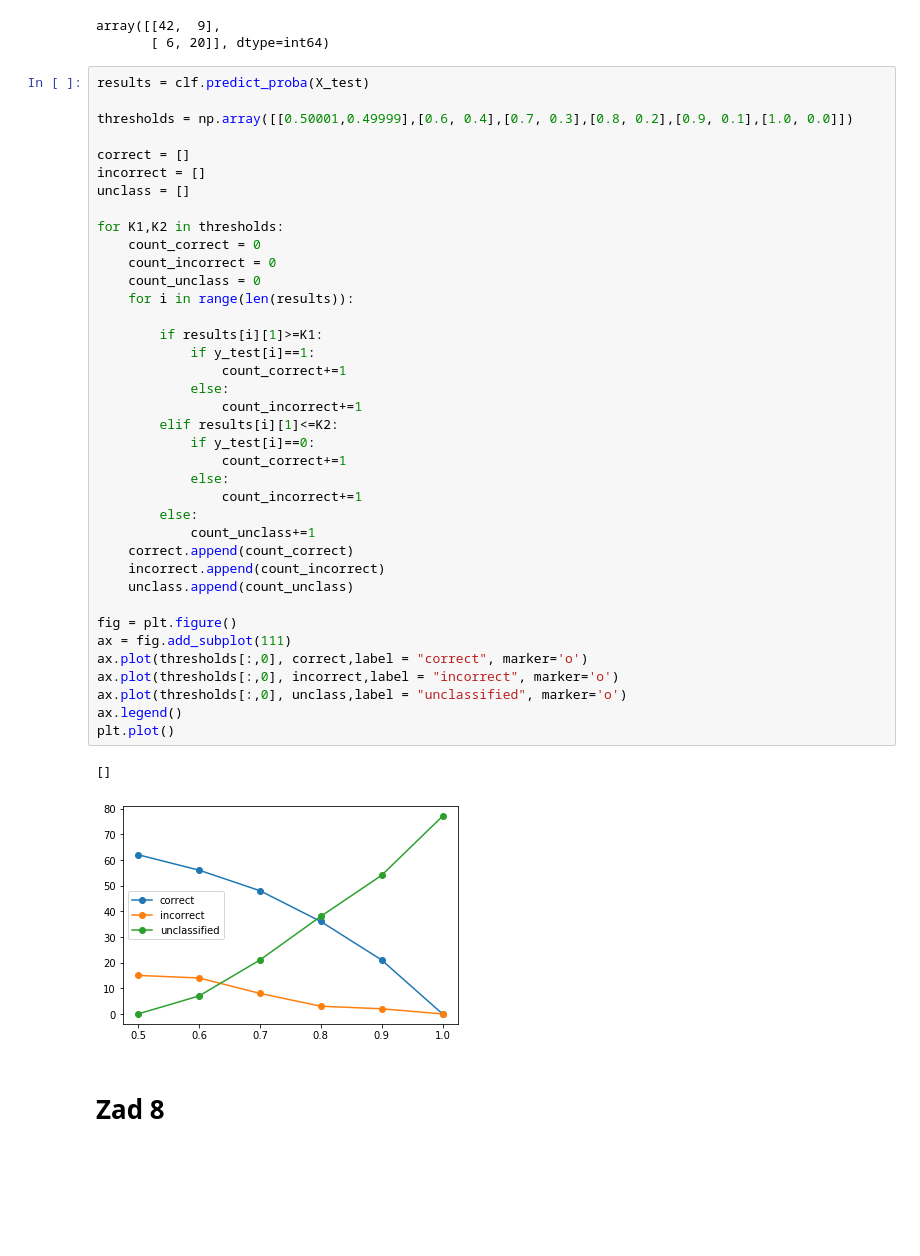
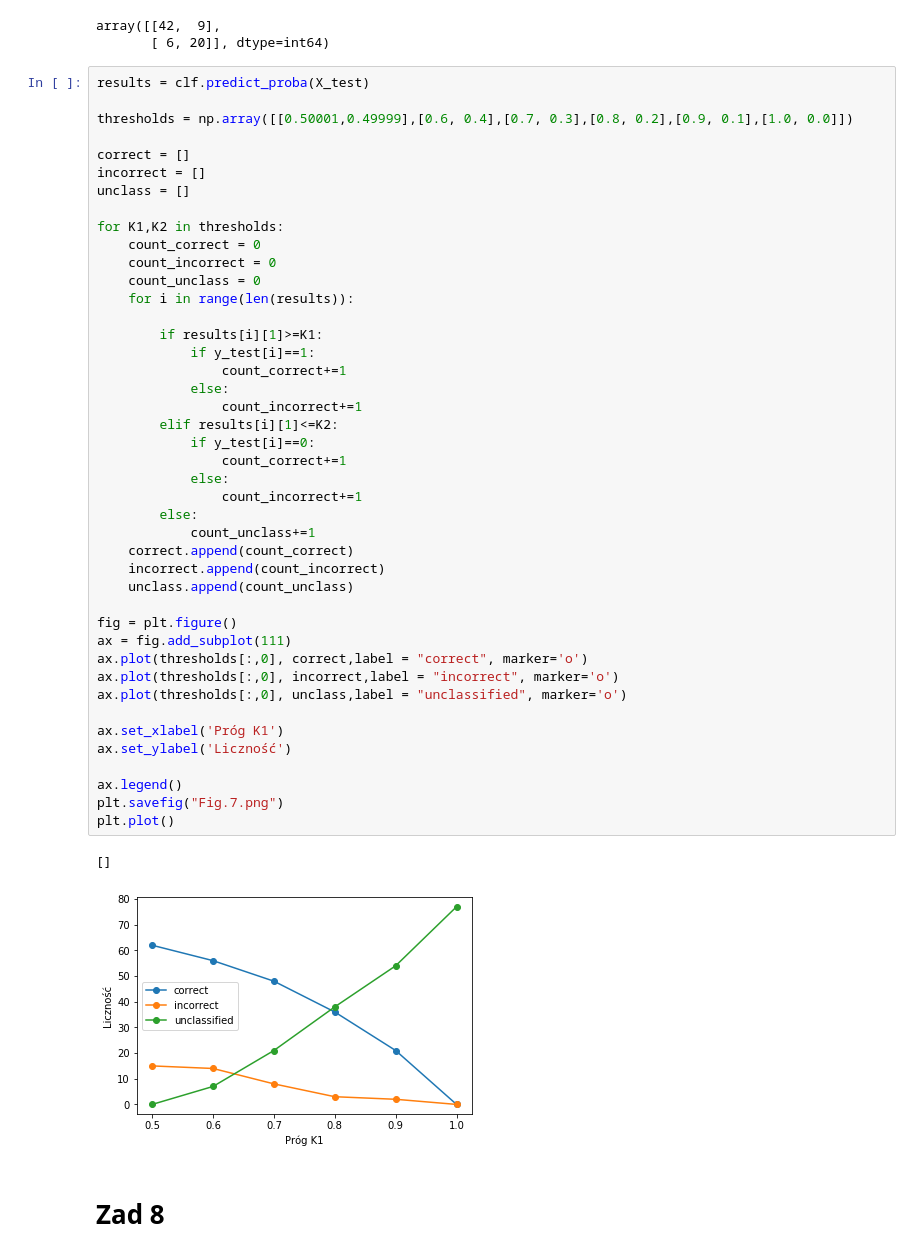
Before and after one commit to TheCommonCold/UM-lab-7-8, a Jupyter notebook: UM-lab8.ipynb, the cells around one changed output. Saved outputs shown, nothing was run; the diff lists cells and outputs as text; blank space fills up the shorter version.

```diff
--- a/UM-lab8.ipynb
+++ b/UM-lab8.ipynb
@@ -65,34 +65,39 @@ for K1,K2 in thresholds:
     count_correct = 0
     count_incorrect = 0
     count_unclass = 0
     for i in range(len(results)):
 
         if results[i][1]>=K1:
             if y_test[i]==1:
                 count_correct+=1
             else:
                 count_incorrect+=1
         elif results[i][1]<=K2:
             if y_test[i]==0:
                 count_correct+=1
             else:
                 count_incorrect+=1
         else:
             count_unclass+=1
     correct.append(count_correct)
     incorrect.append(count_incorrect)
     unclass.append(count_unclass)
 
 fig = plt.figure()
 ax = fig.add_subplot(111)
 ax.plot(thresholds[:,0], correct,label = "correct", marker='o')
 ax.plot(thresholds[:,0], incorrect,label = "incorrect", marker='o')
 ax.plot(thresholds[:,0], unclass,label = "unclassified", marker='o')
+
+ax.set_xlabel('Próg K1')
+ax.set_ylabel('Liczność')
+
 ax.legend()
+plt.savefig("Fig.7.png")
 plt.plot()
 # %% [output]
 []
-[figure, old version]
+[figure, new version]
 # %% [markdown]
 # Zad 8
 # %%
```
Also changed, not shown: parts of 3 cells of this notebook, 4 other files.
